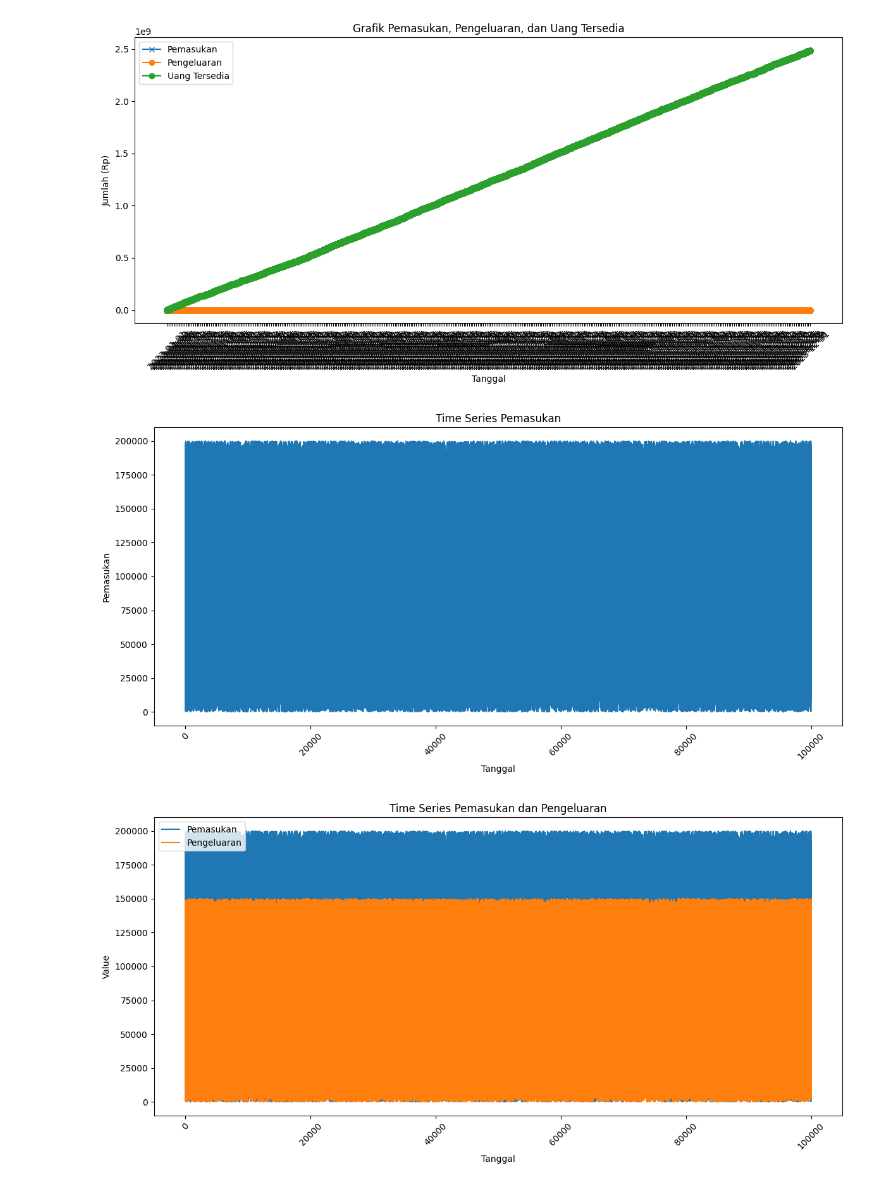
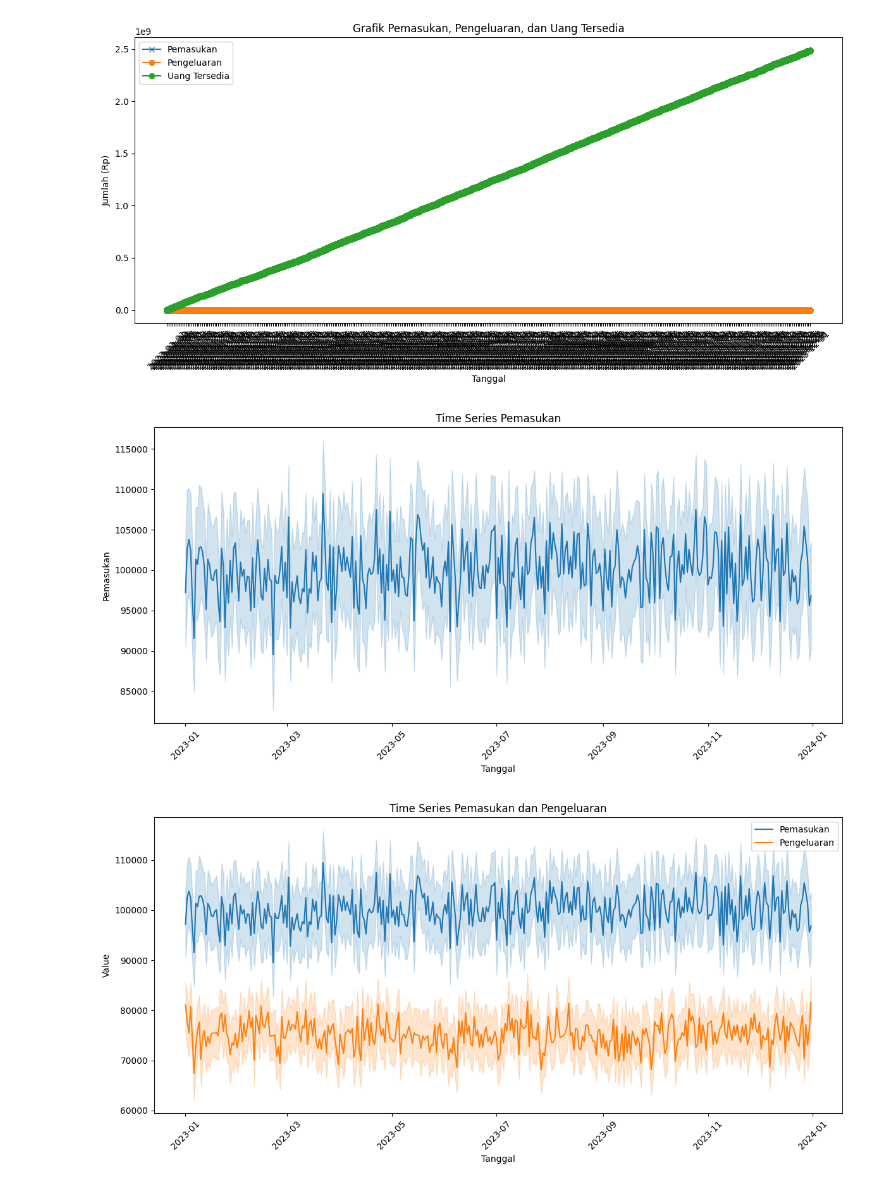
Before and after one commit to mmhdagungg/capstone-bangkit-2024, a Jupyter notebook: Build_Model_Bangkit_Academy.ipynb, the cells around one changed output. Cells and saved outputs as stored; diff of their text form; code cells hidden in the pictures.

Commit message:
update visual dan model

```diff
--- a/Build_Model_Bangkit_Academy.ipynb
+++ b/Build_Model_Bangkit_Academy.ipynb
@@ -69,32 +69,32 @@ plt.show()
 # %%
 # convert data tanggal ke datetime
 df['Tanggal'] = pd.to_datetime(df['Tanggal'])
 
 # Set 'Tanggal' sebagai index
-df.set_index('Tanggal')
+df1 = df.set_index('Tanggal')
 
 plt.figure(figsize=(12, 6))
-sns.lineplot(data=df, x=df.index, y='Pemasukan')
+sns.lineplot(data=df1, x=df1.index, y='Pemasukan')
 plt.title('Time Series Pemasukan')
 plt.xlabel('Tanggal')
 plt.ylabel('Pemasukan')
 plt.xticks(rotation=45)
 plt.tight_layout()
 plt.show()
 
 plt.figure(figsize=(12, 6))
-sns.lineplot(data=df, x=df.index, y='Pemasukan', label='Pemasukan')
-sns.lineplot(data=df, x=df.index, y='Pengeluaran', label='Pengeluaran')
+sns.lineplot(data=df1, x=df1.index, y='Pemasukan', label='Pemasukan')
+sns.lineplot(data=df1, x=df1.index, y='Pengeluaran', label='Pengeluaran')
 plt.title('Time Series Pemasukan dan Pengeluaran')
 plt.xlabel('Tanggal')
 plt.ylabel('Value')
 plt.xticks(rotation=45)
 plt.legend()
 plt.tight_layout()
 plt.show()
 # %% [output]
-[figure, old version]
+[figure, new version]
-[figure, old version]
+[figure, new version]
 # %%
 #mencoba build time series forecasting LSTM
 import tensorflow as tf
```
Also changed, not shown: parts of 1 cell of this notebook.
